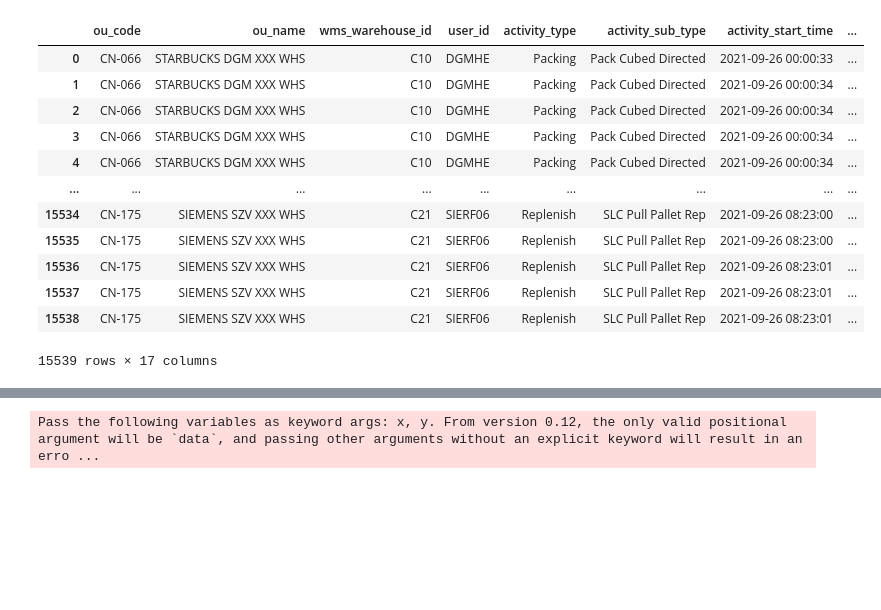
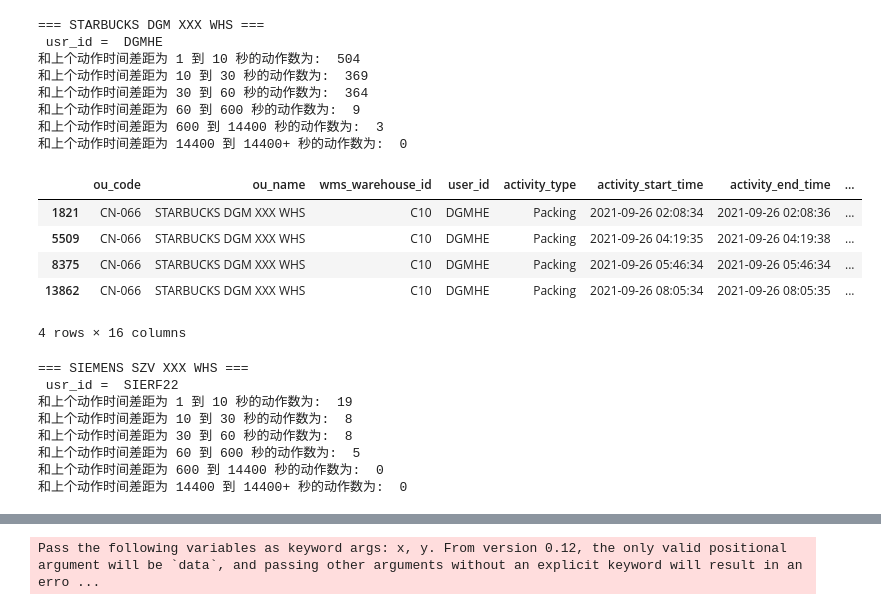
Before and after one commit to fyenne/play4_activity, a Jupyter notebook: activity_detail.ipynb, the cells around one changed output, grey strips where cells are left out. Saved outputs shown, nothing was run; the diff lists cells and outputs as text; code cells hidden in the pictures; blank space fills up the shorter version.

```diff
--- a/activity_detail.ipynb
+++ b/activity_detail.ipynb
@@ -76,20 +94,48 @@ df[df['wms_warehouse_id'] == 'H15'][['activity_start_time', 'activity_end_time',
+# %%
+pd.set_option("display.max_rows", 15, "display.max_columns", 15)
+
+df[df['user_id'] == 'DGMHE'].query("time_gap_outer > 10.0")
+
+def check(id):
+    print("===", df[df['user_id'] == id]['ou_name'].iloc[0],"===" , '\n', 'usr_id = ',id)
+    for i, j  in enumerate([1,10, 30, 60, 600, 14400]):
+        q = "time_gap_outer > " + str(j)
+        print(
+            "和上个动作时间差距为" , j, '到' , [1,10, 30, 60, 600, 14400, '14400+'][i+1] ,
+            '秒的动作数为: ', df[df['user_id'] == id].query(q).shape[0])
+# %%
+check('DGMHE')
+# %% [output]
+=== STARBUCKS DGM XXX WHS ===
+ usr_id =  DGMHE
+和上个动作时间差距为 1 到 10 秒的动作数为:  504
+和上个动作时间差距为 10 到 30 秒的动作数为:  369
+和上个动作时间差距为 30 到 60 秒的动作数为:  364
+和上个动作时间差距为 60 到 600 秒的动作数为:  9
+和上个动作时间差距为 600 到 14400 秒的动作数为:  3
+和上个动作时间差距为 14400 到 14400+ 秒的动作数为:  0
 # %%
-df[['ou_code', 'ou_name', 'wms_warehouse_id', 'user_id', 'activity_type', 'activity_sub_type',
-       'activity_start_time', 'activity_end_time',  'create_time',
-       'activity_id', 'inc_day',
+df[['ou_code', 'ou_name', 'wms_warehouse_id', 'user_id', 'activity_type' ,
+       'activity_start_time', 'activity_end_time',
+       'activity_id',  'lpn','sku_code',
        'time_gap_inner','time_gap_outer','time_gap_today',
-       'activity_start_time_hour', 'activity_end_time_hour', 'create_time_hour']]
+       'activity_start_time_hour', 'activity_end_time_hour', 'create_time_hour']]\
+              .query("user_id == 'DGMHE' & time_gap_outer>=   300.0")
 # %% [output]
-|  | ou_code | ou_name | wms_warehouse_id | user_id | activity_type | activity_sub_type | activity_start_time | ... |
-| 0 | CN-066 | STARBUCKS DGM XXX WHS | C10 | DGMHE | Packing | Pack Cubed Directed | 2021-09-26 00:00:33 | ... |
-| 1 | CN-066 | STARBUCKS DGM XXX WHS | C10 | DGMHE | Packing | Pack Cubed Directed | 2021-09-26 00:00:34 | ... |
-| 2 | CN-066 | STARBUCKS DGM XXX WHS | C10 | DGMHE | Packing | Pack Cubed Directed | 2021-09-26 00:00:34 | ... |
-| 3 | CN-066 | STARBUCKS DGM XXX WHS | C10 | DGMHE | Packing | Pack Cubed Directed | 2021-09-26 00:00:34 | ... |
-| 4 | CN-066 | STARBUCKS DGM XXX WHS | C10 | DGMHE | Packing | Pack Cubed Directed | 2021-09-26 00:00:34 | ... |
-| ... | ... | ... | ... | ... | ... | ... | ... | ... |
-| 15534 | CN-175 | SIEMENS SZV XXX WHS | C21 | SIERF06 | Replenish | SLC Pull Pallet Rep | 2021-09-26 08:23:00 | ... |
-| 15535 | CN-175 | SIEMENS SZV XXX WHS | C21 | SIERF06 | Replenish | SLC Pull Pallet Rep | 2021-09-26 08:23:00 | ... |
-| 15536 | CN-175 | SIEMENS SZV XXX WHS | C21 | SIERF06 | Replenish | SLC Pull Pallet Rep | 2021-09-26 08:23:01 | ... |
-| 15537 | CN-175 | SIEMENS SZV XXX WHS | C21 | SIERF06 | Replenish | SLC Pull Pallet Rep | 2021-09-26 08:23:01 | ... |
-| 15538 | CN-175 | SIEMENS SZV XXX WHS | C21 | SIERF06 | Replenish | SLC Pull Pallet Rep | 2021-09-26 08:23:01 | ... |
+|  | ou_code | ou_name | wms_warehouse_id | user_id | activity_type | activity_start_time | activity_end_time | ... |
+| 1821 | CN-066 | STARBUCKS DGM XXX WHS | C10 | DGMHE | Packing | 2021-09-26 02:08:34 | 2021-09-26 02:08:36 | ... |
+| 5509 | CN-066 | STARBUCKS DGM XXX WHS | C10 | DGMHE | Packing | 2021-09-26 04:19:35 | 2021-09-26 04:19:38 | ... |
+| 8375 | CN-066 | STARBUCKS DGM XXX WHS | C10 | DGMHE | Packing | 2021-09-26 05:46:34 | 2021-09-26 05:46:34 | ... |
+| 13862 | CN-066 | STARBUCKS DGM XXX WHS | C10 | DGMHE | Packing | 2021-09-26 08:05:34 | 2021-09-26 08:05:35 | ... |
-15539 rows × 17 columns
+4 rows × 16 columns
+# %%
+check('SIERF22')
+# %% [output]
+=== SIEMENS SZV XXX WHS ===
+ usr_id =  SIERF22
+和上个动作时间差距为 1 到 10 秒的动作数为:  19
+和上个动作时间差距为 10 到 30 秒的动作数为:  8
+和上个动作时间差距为 30 到 60 秒的动作数为:  8
+和上个动作时间差距为 60 到 600 秒的动作数为:  5
+和上个动作时间差距为 600 到 14400 秒的动作数为:  0
+和上个动作时间差距为 14400 到 14400+ 秒的动作数为:  0
```
Also changed, not shown: parts of 6 cells of this notebook, 1 other file.
